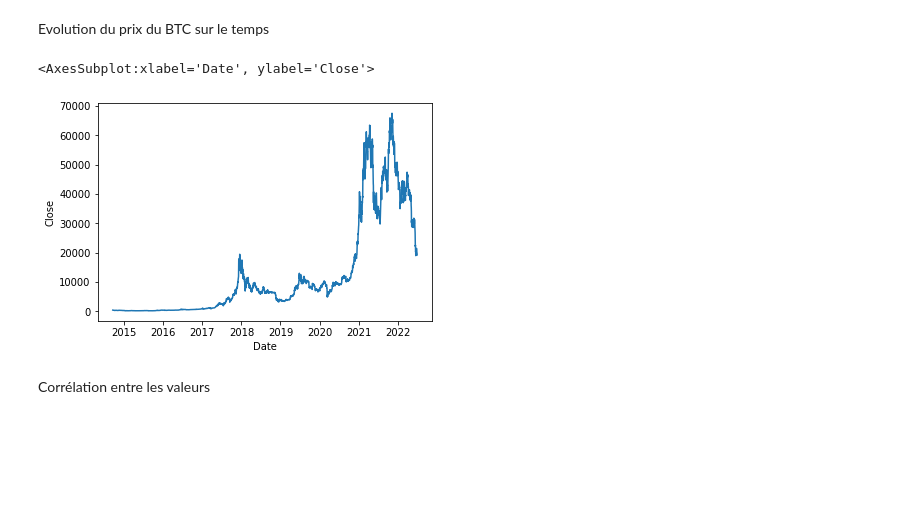
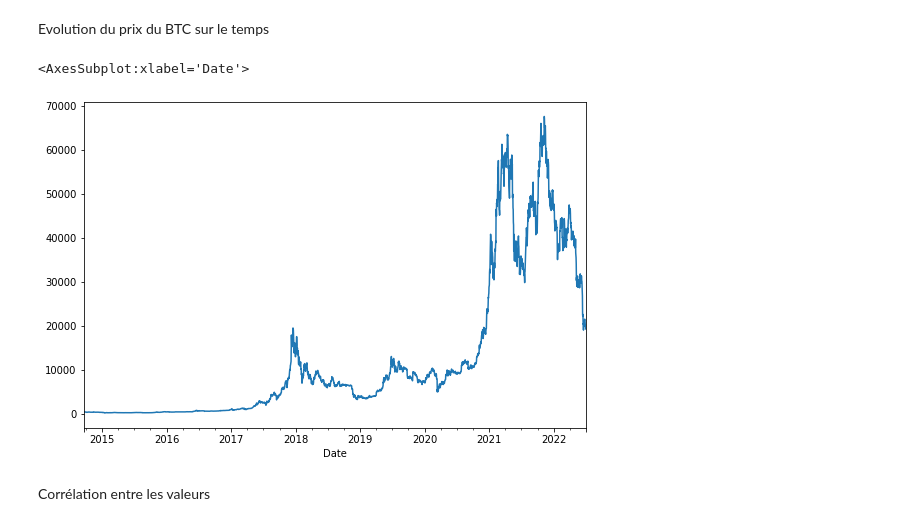
Before and after one commit to RAZMOKEUR/BTC-Priceprediction, a Jupyter notebook: Projet.ipynb, the cells around one changed output. Drawn from its saved outputs; the diff is of its cells as text; code cells hidden in the pictures; blank space fills up the shorter version.

```diff
--- a/Projet.ipynb
+++ b/Projet.ipynb
@@ -35,10 +24,10 @@ df.sort_values('Date',ascending=True)
 # %% [markdown]
 Evolution du prix du BTC sur le temps
-# %%
-sns.lineplot(x=date,y=close)
-# %% [output]
-<AxesSubplot:xlabel='Date', ylabel='Close'>
-[figure, removed]
+# %%
+df['Close'].plot(figsize=(9,6))
+# %% [output]
+<AxesSubplot:xlabel='Date'>
+[figure, added]
 # %% [markdown]
 Corrélation entre les valeurs
 # %%
```
Also changed, not shown: parts of 5 cells of this notebook.
